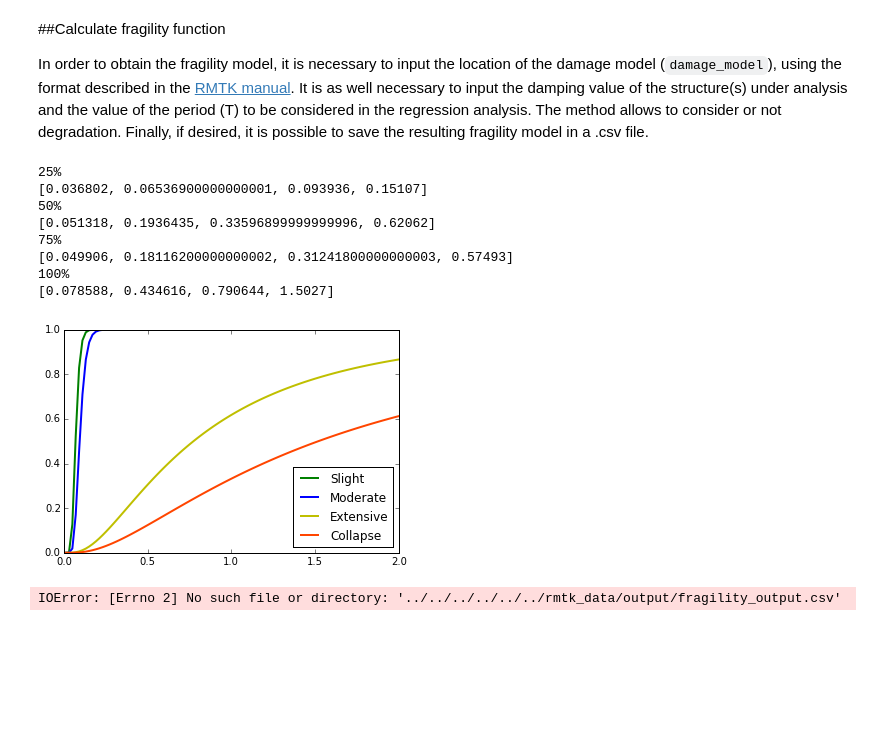
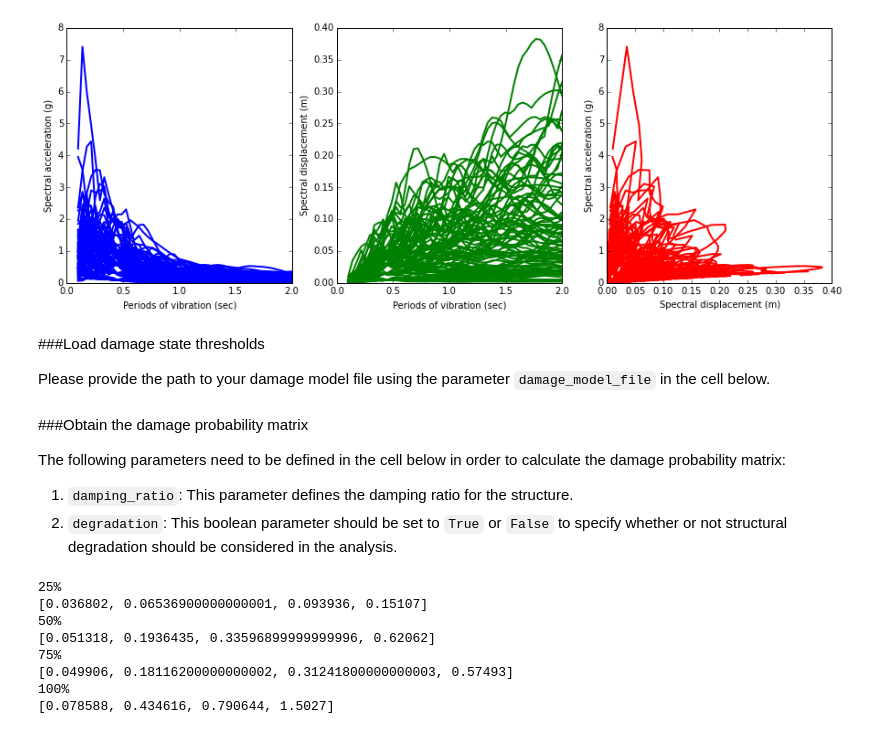
Before and after one commit to GEMScienceTools/rmtk, a Jupyter notebook: rmtk/vulnerability/derivation_fragility/NLTHA_on_SDOF/NLTHA_on_SDOF.ipynb, the cells around one changed output. Saved outputs shown, nothing was run; the diff lists cells and outputs as text; code cells hidden in the pictures; blank space fills up the shorter version.

Commit message:
description: NLTHA for SDOF

```diff
--- a/rmtk/vulnerability/derivation_fragility/NLTHA_on_SDOF/NLTHA_on_SDOF.ipynb
+++ b/rmtk/vulnerability/derivation_fragility/NLTHA_on_SDOF/NLTHA_on_SDOF.ipynb
@@ -28,35 +40,12 @@ The demand in this methodology is input by a set of ground motion records, which
 # %%
-gmrs_folder = '../../../../../rmtk_data/accelerograms'
+gmrs_folder = "../../../../../rmtk_data/accelerograms"
+minT, maxT = 0.1, 2.0
+
 gmrs = utils.read_gmrs(gmrs_folder)
-minT = 0.1
-maxT = 2
-#utils.plot_response_spectra(gmrs,minT,maxT)
+utils.plot_response_spectra(gmrs, minT, maxT)
+# %% [output]
+[figure, added]
-# %% [markdown]
-##Calculate fragility function
-
-In order to obtain the fragility model, it is necessary to input the location of the damage model (`damage_model`), using the format described in the [RMTK manual](../../../../../rmtk-docs.pdf). It is as well necessary to input the damping value of the structure(s) under analysis and the value of the period (T) to be considered in the regression analysis. The method allows to consider or not degradation. Finally, if desired, it is possible to save the resulting fragility model in a .csv file.
-# %%
-import NLTHA_on_SDOF
-
-damage_model = utils.read_damage_model('../../../../../rmtk_data/damage_model.csv')
-damping = 0.05
-T = 2.0
-degradation = False
-regression_method = 'least squares'
-save = True
-output_type = 'logmean-cov'
-PDM, Sds = NLTHA_on_SDOF.calculate_fragility(capacity_curves,gmrs,damage_model,damping,degradation)
-fragility_model = utils.calculate_mean_fragility(gmrs,PDM,T,damping,'Sa',damage_model,regression_method)
-utils.plot_fragility_model(fragility_model,0.01,2)
-utils.create_fragility_out_files(fragility_model,save,output_type)
-# %% [output]
-25%
-[0.036802, 0.06536900000000001, 0.093936, 0.15107]
-50%
-[0.051318, 0.1936435, 0.33596899999999996, 0.62062]
-75%
-[0.049906, 0.18116200000000002, 0.31241800000000003, 0.57493]
-100%
-[0.078588, 0.434616, 0.790644, 1.5027]
-[figure, removed]
-IOError: [Errno 2] No such file or directory: '../../../../../../rmtk_data/output/fragility_output.csv'
+# %% [markdown]
+###Load damage state thresholds
+
+Please provide the path to your damage model file using the parameter `damage_model_file` in the cell below.
@@ -62,0 +56,6 @@ IOError: [Errno 2] No such file or directory: '../../../../../../rmtk_data/outpu
+# %% [markdown]
+###Obtain the damage probability matrix
+
+The following parameters need to be defined in the cell below in order to calculate the damage probability matrix:
+1. `damping_ratio`: This parameter defines the damping ratio for the structure.
+2. `degradation`: This boolean parameter should be set to `True` or `False` to specify whether or not structural degradation should be considered in the analysis.
@@ -62,0 +65,11 @@ IOError: [Errno 2] No such file or directory: '../../../../../../rmtk_data/outpu
+# %%
+PDM, Sds = NLTHA_on_SDOF.calculate_fragility(capacity_curves, gmrs, damage_model, damping_ratio, degradation)
+# %% [output]
+25%
+[0.036802, 0.06536900000000001, 0.093936, 0.15107]
+50%
+[0.051318, 0.1936435, 0.33596899999999996, 0.62062]
+75%
+[0.049906, 0.18116200000000002, 0.31241800000000003, 0.57493]
+100%
+[0.078588, 0.434616, 0.790644, 1.5027]
```
Also changed, not shown: parts of 25 cells of this notebook.
